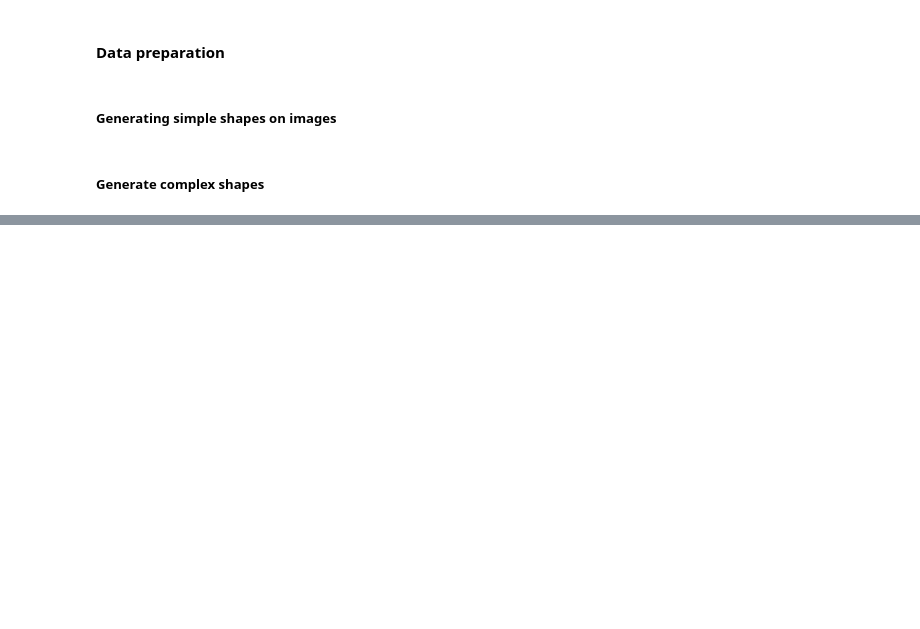
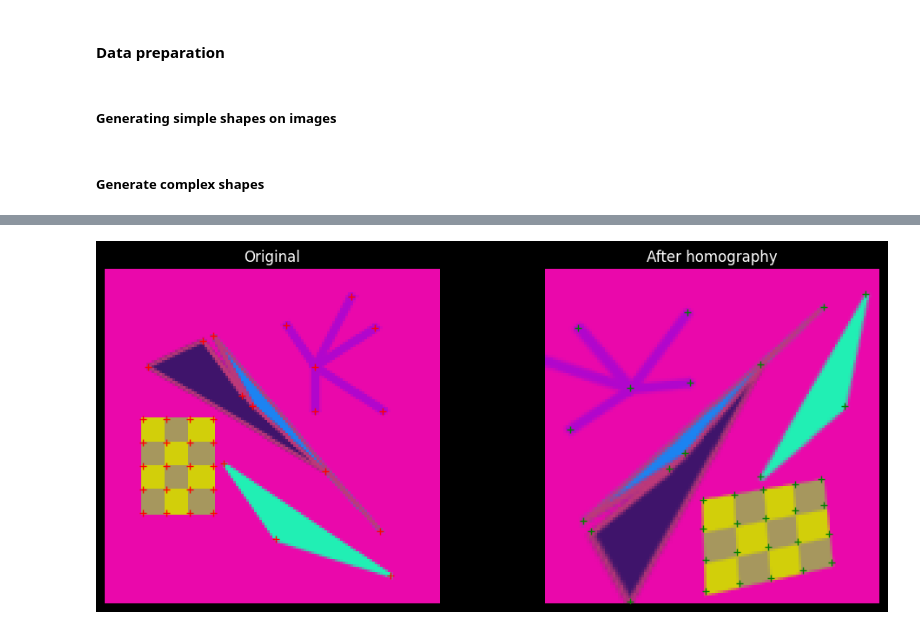
Before and after one commit to korunoskandrea/RV, a Jupyter notebook: vaja_02/detecting_points.ipynb, the cells around one changed output, grey strips where cells are left out. Cells and saved outputs as stored; diff of their text form; code cells hidden in the pictures; blank space fills up the shorter version.

```diff
--- a/vaja_02/detecting_points.ipynb
+++ b/vaja_02/detecting_points.ipynb
@@ -300,0 +466,24 @@ cube: success=False, keypoints=0
+# %%
+def visualize_keypoint_mapping(size=128):
+    img, keypoints = generate_image(size=size)
+    warped_img, warped_kps = apply_random_homography(img, keypoints)
+
+    fig, axs = plt.subplots(1, 2, figsize=(12, 5))
+
+    axs[0].imshow(cv2.cvtColor(img, cv2.COLOR_BGR2RGB))
+    for (x, y) in keypoints:
+        axs[0].plot(x, y, 'r+')
+    axs[0].set_title("Original")
+    axs[0].axis('off')
+
+    axs[1].imshow(cv2.cvtColor(warped_img, cv2.COLOR_BGR2RGB))
+    for (x, y) in warped_kps:
+        axs[1].plot(x, y, 'g+')
+    axs[1].set_title("After homography")
+    axs[1].axis('off')
+
+    plt.show()
+
+visualize_keypoint_mapping()
+# %% [output]
+[figure, added]
```
Also changed, not shown: parts of 10 cells of this notebook.
